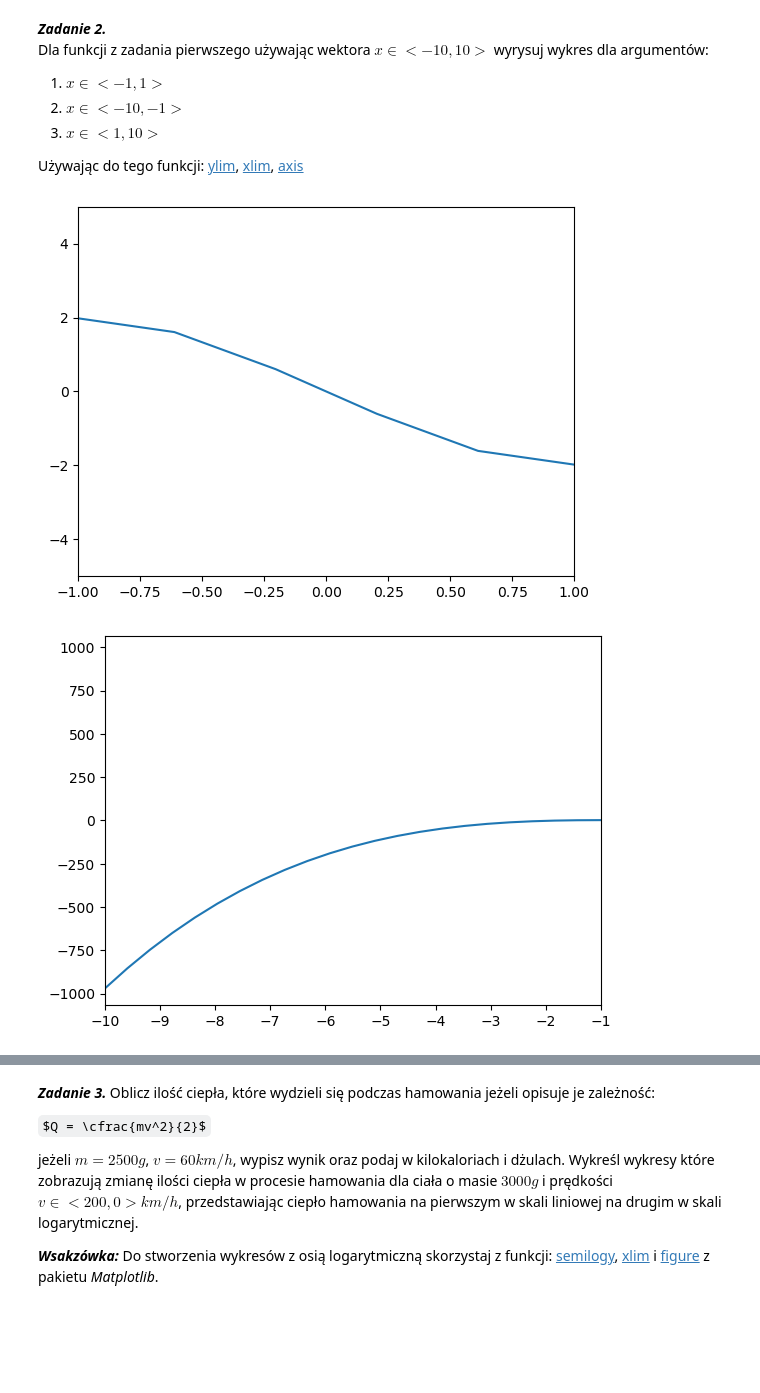
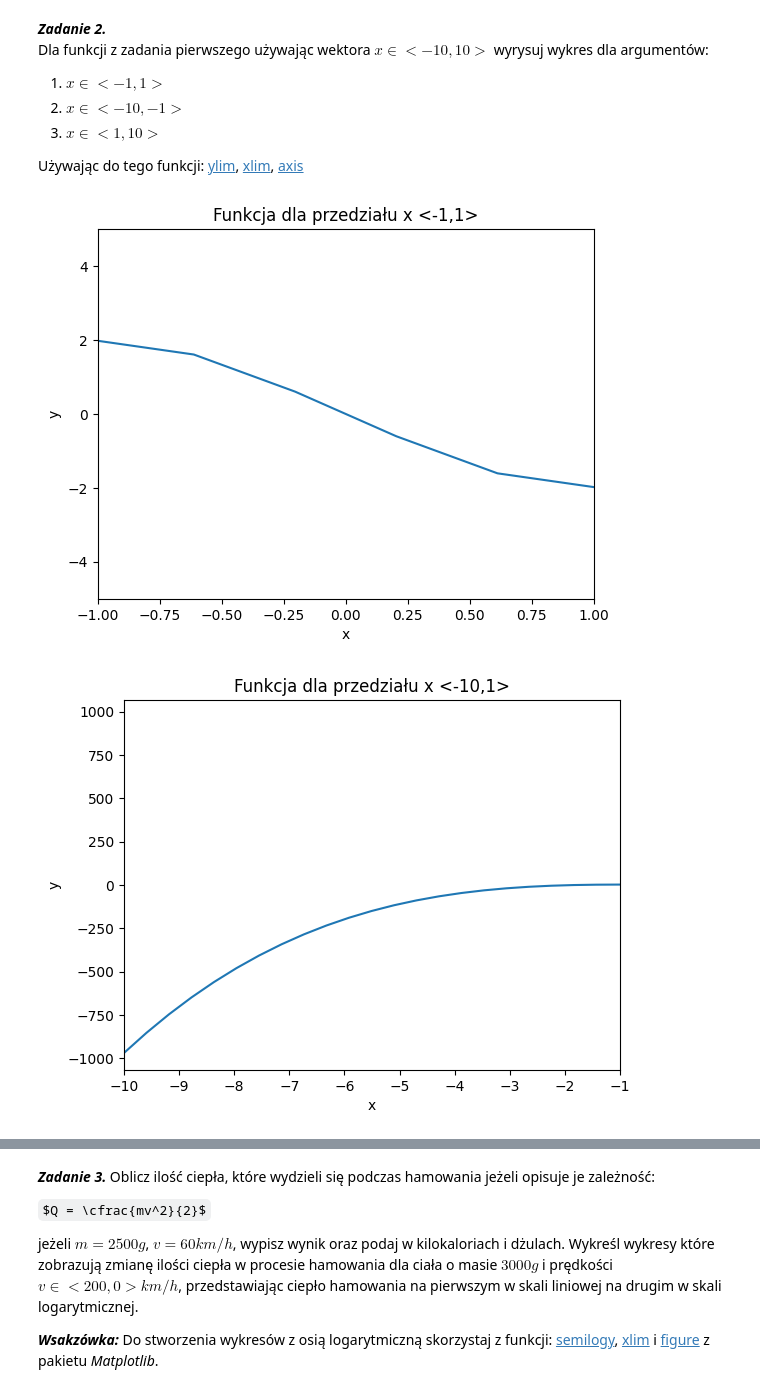
Before and after one commit to karolozog15/MN-lab2, a Jupyter notebook: sprawozdanie.ipynb, the cells around one changed output, grey strips where cells are left out. Drawn from its saved outputs; the diff is of its cells as text; code cells hidden in the pictures; some formulas as TeX source; blank space fills up the shorter version.

```diff
--- a/sprawozdanie.ipynb
+++ b/sprawozdanie.ipynb
@@ -51,3 +29,35 @@ plt.show()
 [figure]
 # %% [markdown]
 Wspierając się dokumentacją [Matplotlib](https://matplotlib.org/) dodaj do wykresu etykiety osi, tytuł, grid i legendę.
+# %%
+f=lambda x: x**3-3*x
+
+x=np.linspace(-1,1)
+y=f(x)
+plt.figure()
+plt.plot(x,y,label='x dla <-1,1>')
+plt.xlabel("x")
+plt.ylabel("y")
+plt.title("Wykres dla x z przedziału <-1,1>")
+plt.legend()
+plt.grid()
+
+x=np.linspace(-5,5)
+y=f(x)
+plt.figure()
+plt.plot(x,y,label='x dla <-5,5>')
+plt.xlabel("x")
+plt.ylabel("y")
+plt.title("Wykres dla x z przedziału <-5,5>")
+plt.legend()
+plt.grid()
+
+x=np.linspace(0,5)
+y=f(x)
+plt.figure()
+plt.plot(x,y,label='x dla <0,5>')
+plt.xlabel("x")
+plt.ylabel("y")
+plt.title("Wykres dla x z przedziału <0,5>")
+plt.legend()
+plt.grid()
@@ -62,23 +81,31 @@ Używając do tego funkcji: [ylim](https://matplotlib.org/3.3.1/api/_as_gen/matp
 # %%
 x = np.linspace(-10,10)
 
-y = x**3-3*x
-
+y =f(x)
 plt.figure()
 plt.plot(x, y)
 plt.xlim(-1,1)
 plt.ylim(-5,5)
+plt.xlabel('x')
+plt.ylabel('y')
+plt.title('Funkcja dla przedziału x <-1,1>')
 plt.show()
 
 plt.figure()
 plt.plot(x, y)
 plt.xlim(-10,-1)
+plt.xlabel('x')
+plt.ylabel('y')
+plt.title('Funkcja dla przedziału x <-10,1>')
 plt.show()
 
 plt.figure()
 plt.plot(x, y)
 plt.xlim(1,10)
+plt.xlabel('x')
+plt.ylabel('y')
+plt.title('Funkcja dla przedziału x <1,10>')
 plt.show()
 # %% [output]
-[figure, old version]
+[figure, new version]
-[figure, old version]
+[figure, new version]
```
Also changed, not shown: parts of 27 cells of this notebook, 1 other file.
